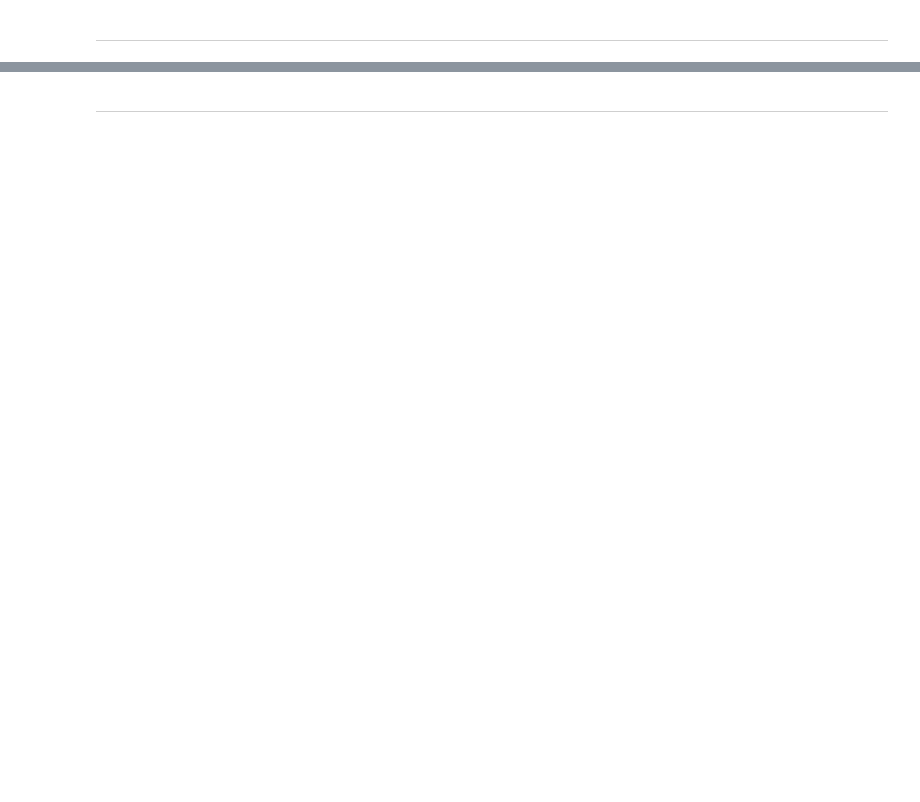
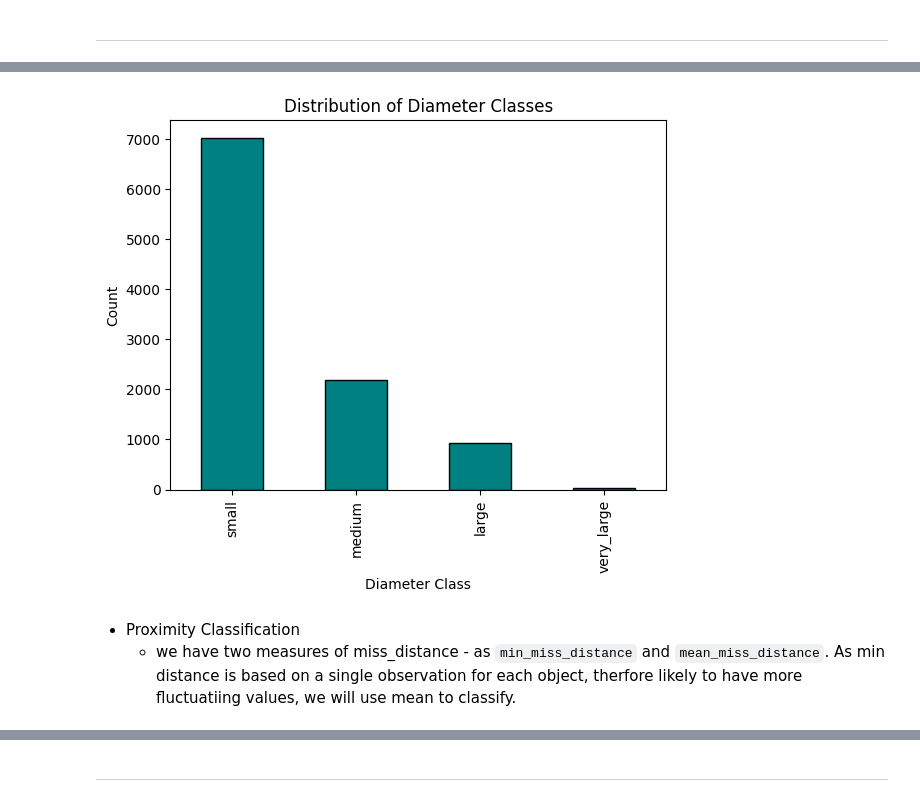
Before and after one commit to Mikeecee1/Near-Earth-Asteroid-Analysis, a Jupyter notebook: jupyter_notebooks/Modelling.ipynb, the cells around one changed output, grey strips where cells are left out. Cells and saved outputs as stored; diff of their text form; code cells hidden in the pictures; blank space fills up the shorter version.

Commit message:
added classifications to modelling, for velocity, brightness, diameter and proximity

```diff
--- a/jupyter_notebooks/Modelling.ipynb
+++ b/jupyter_notebooks/Modelling.ipynb
@@ -182,0 +237,18 @@ NOTE
+# %%
+# Define bin edges (adjustable depending on your analysis scope)
+diameter_bins = [0.14, 0.5, 1, 5,  df_model["est_diameter_mean"].max()]
+#removed 20km as upper limit as only 2 asteroids > 20km
+# Define corresponding labels
+diameter_labels = ["small", "medium", "large", "very_large"]
+#removed 'huge' as only 2 asteroids > 20km
+# Apply binning
+df_model["diameter_class"] = pd.cut(
+    df_model["est_diameter_mean"],
+    bins=diameter_bins,
+    labels=diameter_labels,
+    include_lowest=True
+)
+
+# Summary of class distribution
+print("Diameter Class Distribution:")
+print(df_model["diameter_class"].value_counts(dropna=False))
@@ -182,0 +263,13 @@ NOTE
+# %%
+df_model["diameter_class"].value_counts().sort_index().plot(
+    kind="bar", color="teal", edgecolor="black"
+)
+plt.title("Distribution of Diameter Classes")
+plt.xlabel("Diameter Class")
+plt.ylabel("Count")
+plt.show()
+# %% [output]
+[figure, added]
+# %% [markdown]
+*  Proximity Classification
+    + we have two measures of miss_distance - as  `min_miss_distance` and `mean_miss_distance`. As min distance is based on a single observation for each object, therfore likely to have more fluctuatiing values, we will use mean to classify.
```
Also changed, not shown: parts of 28 cells of this notebook, 1 other file.
